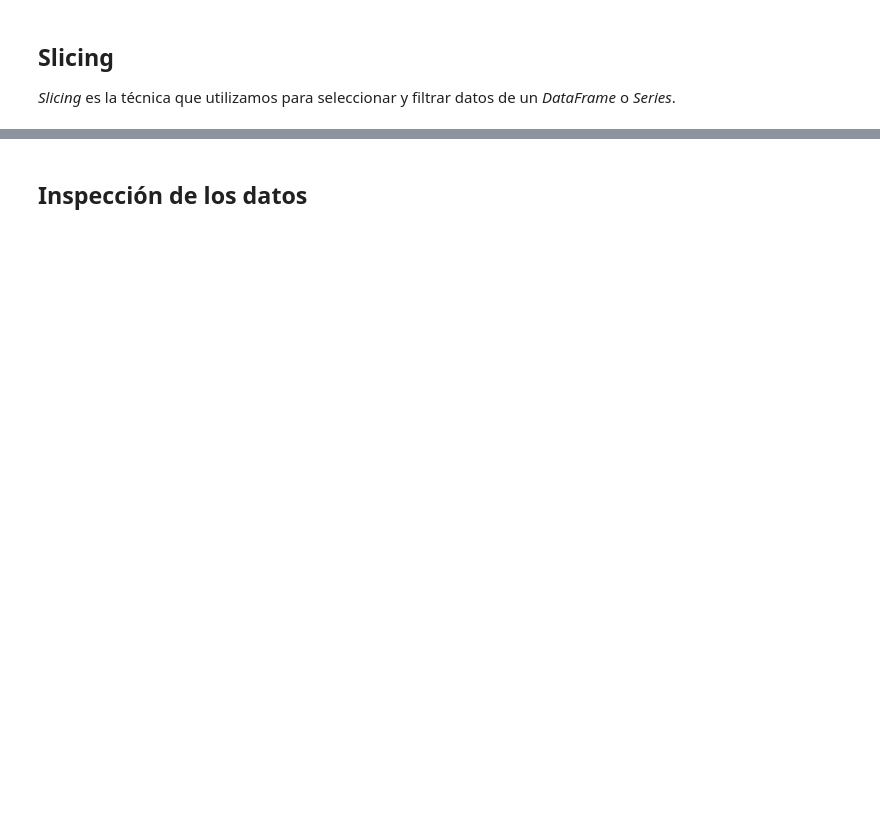
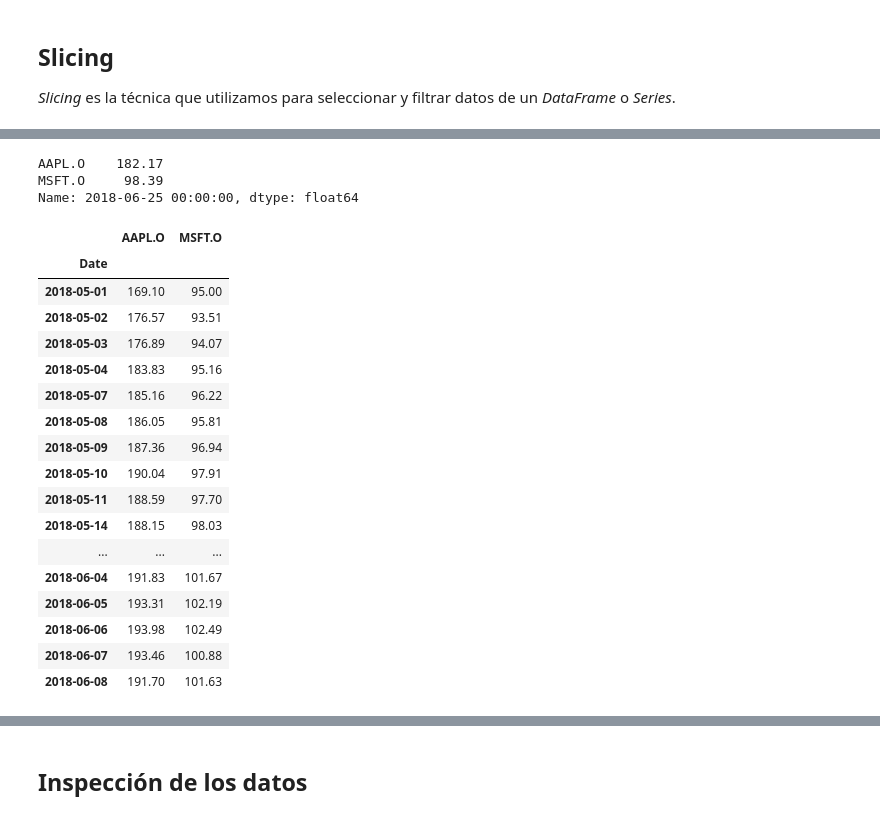
Before and after one commit to alfonso-santos/Introduccion-a-Python-para-las-Finanzas-2024, a Jupyter notebook: Modulo_02_Aplicaciones_Financieras/src/02_01_Descarga y descripción de activos financieros.ipynb, the cells around one changed output, grey strips where cells are left out. Saved outputs shown, nothing was run; the diff lists cells and outputs as text; code cells hidden in the pictures; blank space fills up the shorter version.

```diff
--- a/Modulo_02_Aplicaciones_Financieras/src/02_01_Descarga y descripción de activos financieros.ipynb
+++ b/Modulo_02_Aplicaciones_Financieras/src/02_01_Descarga y descripción de activos financieros.ipynb
@@ -161,0 +263,29 @@ data.iloc[:5]
+# %%
+# Selecciona la fila con fecha "2018-06-25" y las columnas "AAPL.O" y "MSFT.O".
+data.loc["2018-06-25", ["AAPL.O", "MSFT.O"]]
+# %% [output]
+AAPL.O    182.17
+MSFT.O     98.39
+Name: 2018-06-25 00:00:00, dtype: float64
+# %%
+# Selecciona las filas con fechas entre "2018-05" y "2018-06-10" y las columnas "AAPL.O" y "MSFT.O".
+data.loc["2018-05":"2018-06-10", ["AAPL.O", "MSFT.O"]]
+# %% [output]
+|  | AAPL.O | MSFT.O |
+| Date |  |  |
+| 2018-05-01 | 169.10 | 95.00 |
+| 2018-05-02 | 176.57 | 93.51 |
+| 2018-05-03 | 176.89 | 94.07 |
+| 2018-05-04 | 183.83 | 95.16 |
+| 2018-05-07 | 185.16 | 96.22 |
+| 2018-05-08 | 186.05 | 95.81 |
+| 2018-05-09 | 187.36 | 96.94 |
+| 2018-05-10 | 190.04 | 97.91 |
+| 2018-05-11 | 188.59 | 97.70 |
+| 2018-05-14 | 188.15 | 98.03 |
+| ... | ... | ... |
+| 2018-06-04 | 191.83 | 101.67 |
+| 2018-06-05 | 193.31 | 102.19 |
+| 2018-06-06 | 193.98 | 102.49 |
+| 2018-06-07 | 193.46 | 100.88 |
+| 2018-06-08 | 191.70 | 101.63 |
```
Also changed, not shown: parts of 58 cells of this notebook, 5 other files.
